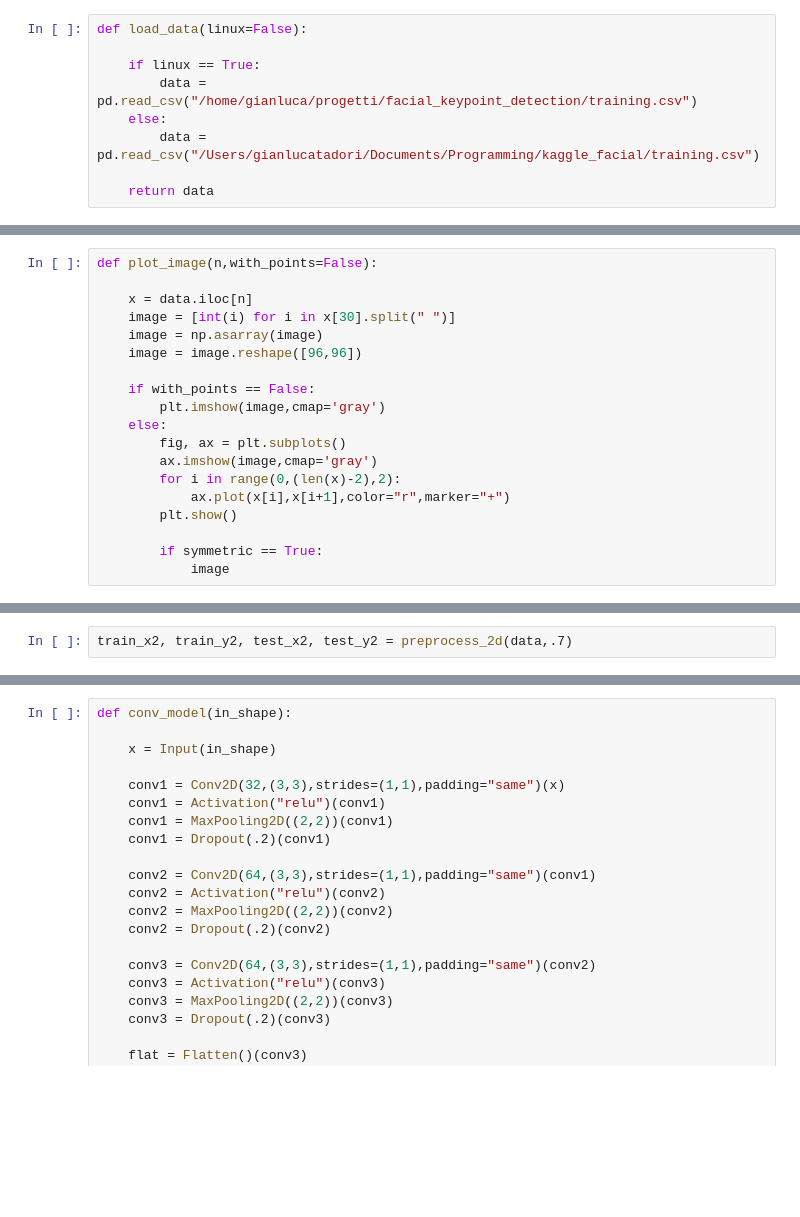
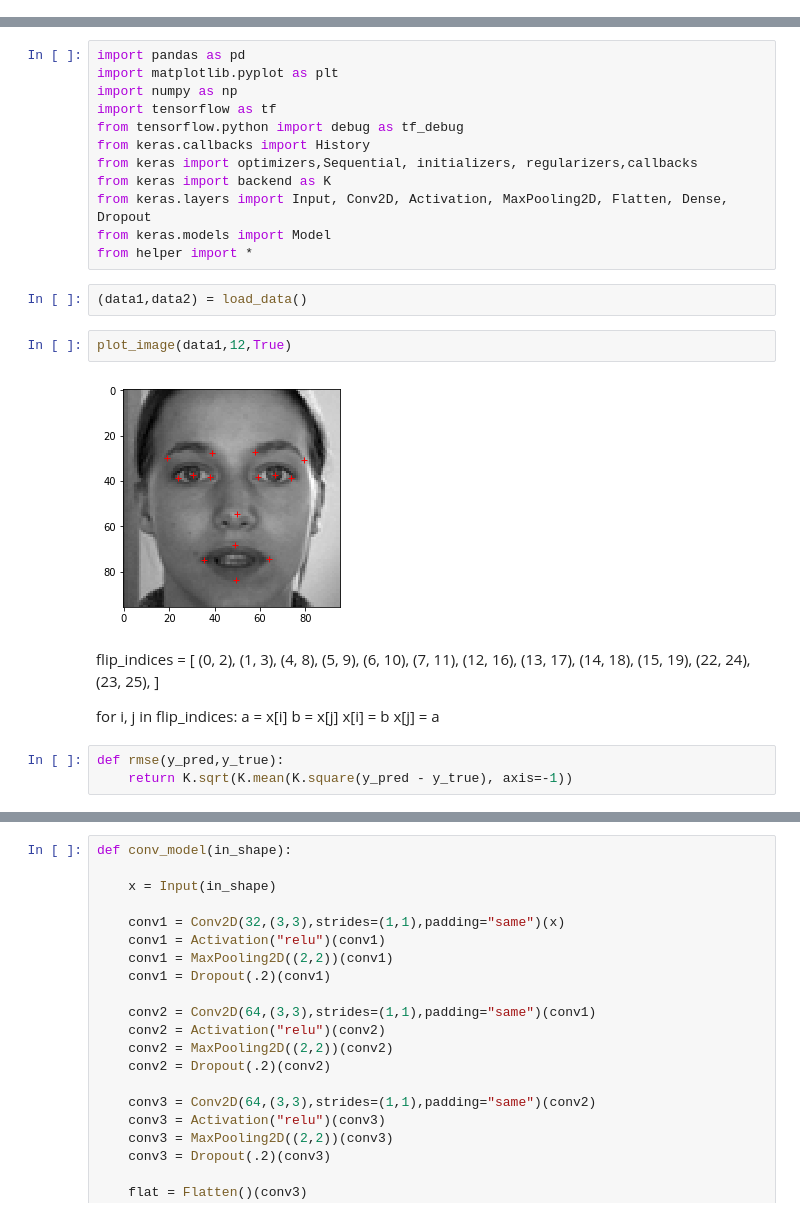
Before and after one commit to aurelius23/facial_keypoint_detection, a Jupyter notebook: facial.ipynb, the cells around one changed output, grey strips where cells are left out. Saved outputs shown, nothing was run; the diff lists cells and outputs as text; blank space fills up the shorter version.

```diff
--- a/facial.ipynb
+++ b/facial.ipynb
@@ -8,9 +0,0 @@ from keras.callbacks import History
-# %%
-def load_data(linux=False):
-
-    if linux == True:
-        data = pd.read_csv("/home/gianluca/progetti/facial_keypoint_detection/training.csv")
-    else:
-        data = pd.read_csv("/Users/gianlucatadori/Documents/Programming/kaggle_facial/training.csv")
-
-    return data
@@ -280,19 +0,0 @@ for i in range(0,(len(x)-2),2):
-# %%
-def plot_image(n,with_points=False):
-
-    x = data.iloc[n]
-    image = [int(i) for i in x[30].split(" ")]
-    image = np.asarray(image)
-    image = image.reshape([96,96])
-
-    if with_points == False:
-        plt.imshow(image,cmap='gray')
-    else:
-        fig, ax = plt.subplots()
-        ax.imshow(image,cmap='gray')
-        for i in range(0,(len(x)-2),2):
-            ax.plot(x[i],x[i+1],color="r",marker="+")
-        plt.show()
-
-        if symmetric == True:
-            image
@@ -576,2 +1,35 @@ def preprocess_2d(data,p):
-# %%
-train_x2, train_y2, test_x2, test_y2 = preprocess_2d(data,.7)
+# %%
+import pandas as pd
+import matplotlib.pyplot as plt
+import numpy as np
+import tensorflow as tf
+from tensorflow.python import debug as tf_debug
+from keras.callbacks import History
+from keras import optimizers,Sequential, initializers, regularizers,callbacks
+from keras import backend as K
+from keras.layers import Input, Conv2D, Activation, MaxPooling2D, Flatten, Dense, Dropout
+from keras.models import Model
+from helper import *
+# %%
+(data1,data2) = load_data()
+# %%
+plot_image(data1,12,True)
+# %% [output]
+[figure, added]
+# %% [markdown]
+flip_indices = [
+    (0, 2), (1, 3),
+    (4, 8), (5, 9), (6, 10), (7, 11),
+    (12, 16), (13, 17), (14, 18), (15, 19),
+    (22, 24), (23, 25),
+    ]
+
+
+for i, j in flip_indices:
+    a = x[i]
+    b = x[j]
+    x[i] = b
+    x[j] = a
+# %%
+def rmse(y_pred,y_true):
+    return K.sqrt(K.mean(K.square(y_pred - y_true), axis=-1))
```
Also changed, not shown: parts of 75 cells of this notebook.
